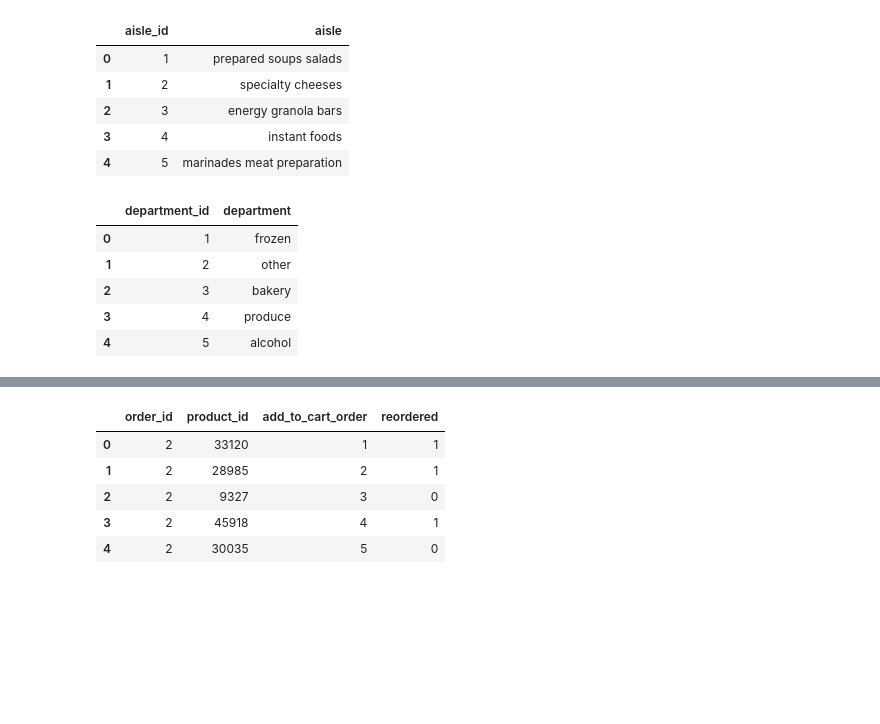
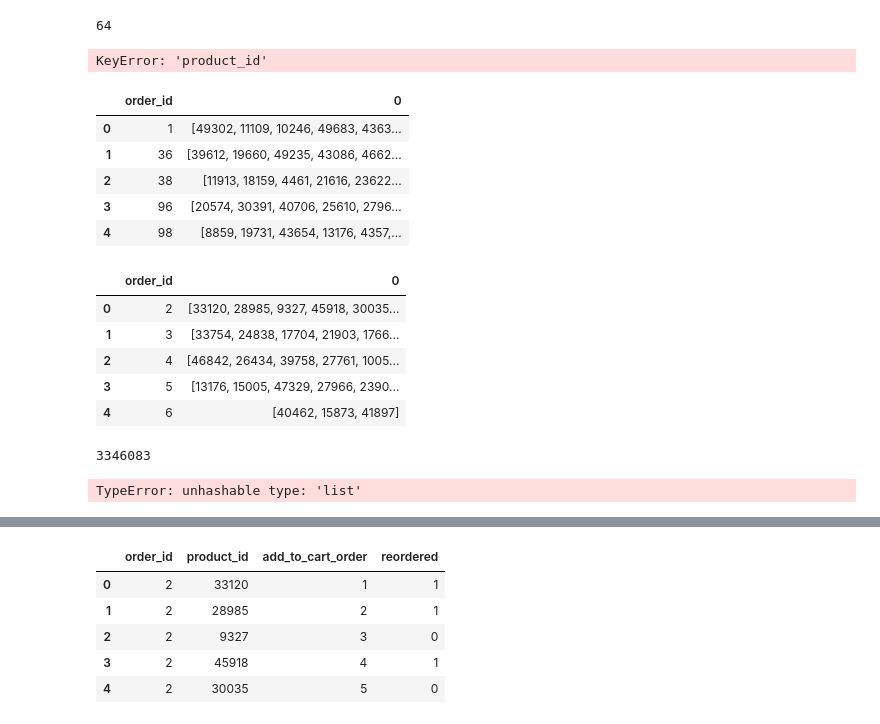
Before and after one commit to nakulcr7/recommender-system-instacart, a Jupyter notebook: src/Test-rahul.ipynb, the cells around one changed output, grey strips where cells are left out. Saved outputs shown, nothing was run; the diff lists cells and outputs as text; code cells hidden in the pictures; blank space fills up the shorter version.

```diff
--- a/src/Test-rahul.ipynb
+++ b/src/Test-rahul.ipynb
@@ -6,3 +293,9 @@ import numpy as np
+# %%
+# For printing the Bit version for Python
+
+print(struct.calcsize("P") * 8)
+# %% [output]
+64
 # %%
 # Loading dataframes
 df_departments = pd.read_csv("../data/departments.csv")
@@ -11,21 +304,36 @@ df_order_products_prior = pd.read_csv("../data/order_products__prior.csv")
 df_order_products_train = pd.read_csv("../data/order_products__train.csv")
 df_order_products_test = pd.read_csv('../data/sample_submission.csv')
 df_orders = pd.read_csv("../data/orders.csv")
+# %%
+df_order_products_train["product_id"] = df_order_products_train["product_id"].astype(str)
+df_order_products_prior["product_id"] = df_order_products_prior["product_id"].astype(str)
+# %%
+df_order_products_train = df_order_products_train.groupby("order_id").apply(lambda order: order['product_id'].tolist())
+df_order_products_prior = df_order_products_prior.groupby("order_id").apply(lambda order: order['product_id'].tolist())
+# %% [output]
+KeyError: 'product_id'
 # %%
-df_aisles.head()
+df_order_products_train.head()
 # %% [output]
-|  | aisle_id | aisle |
-| 0 | 1 | prepared soups salads |
-| 1 | 2 | specialty cheeses |
-| 2 | 3 | energy granola bars |
-| 3 | 4 | instant foods |
-| 4 | 5 | marinades meat preparation |
+|  | order_id | 0 |
+| 0 | 1 | [49302, 11109, 10246, 49683, 4363... |
+| 1 | 36 | [39612, 19660, 49235, 43086, 4662... |
+| 2 | 38 | [11913, 18159, 4461, 21616, 23622... |
+| 3 | 96 | [20574, 30391, 40706, 25610, 2796... |
+| 4 | 98 | [8859, 19731, 43654, 13176, 4357,... |
 # %%
-df_departments.head()
+df_order_products_prior.head()
 # %% [output]
-|  | department_id | department |
-| 0 | 1 | frozen |
-| 1 | 2 | other |
-| 2 | 3 | bakery |
-| 3 | 4 | produce |
-| 4 | 5 | alcohol |
+|  | order_id | 0 |
+| 0 | 2 | [33120, 28985, 9327, 45918, 30035... |
+| 1 | 3 | [33754, 24838, 17704, 21903, 1766... |
+| 2 | 4 | [46842, 26434, 39758, 27761, 1005... |
+| 3 | 5 | [13176, 15005, 47329, 27966, 2390... |
+| 4 | 6 | [40462, 15873, 41897] |
+# %%
+
+sentences = df_order_products_prior.append(df_order_products_train)
+longest = np.max(sentences.apply(len))
+print(longest)
+# %% [output]
+3346083
@@ -31,0 +342,5 @@ df_departments.head()
+# %%
+
+model = gensim.models.Word2Vec(sentences, size=100, window=longest, min_count=2, workers=4)
+# %% [output]
+TypeError: unhashable type: 'list'
```
Also changed, not shown: parts of 27 cells of this notebook, 10 other files.
